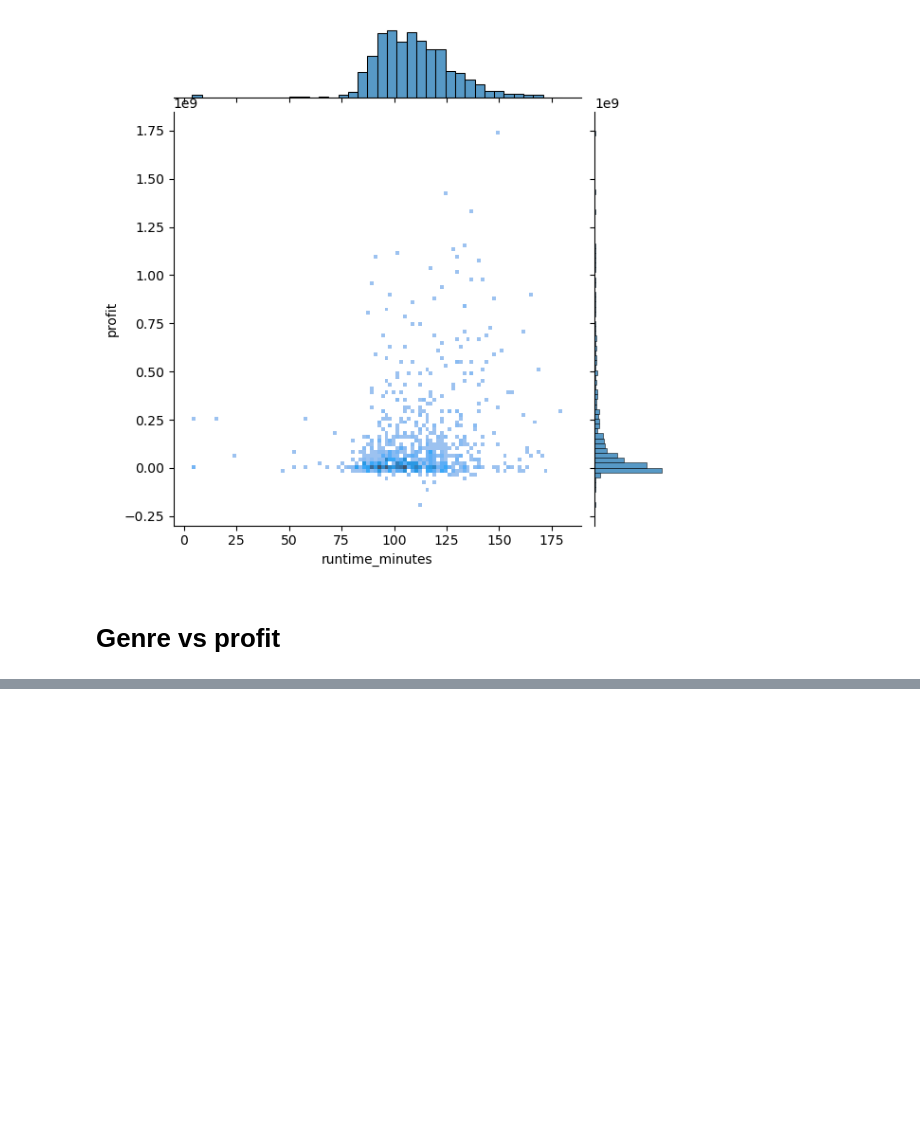
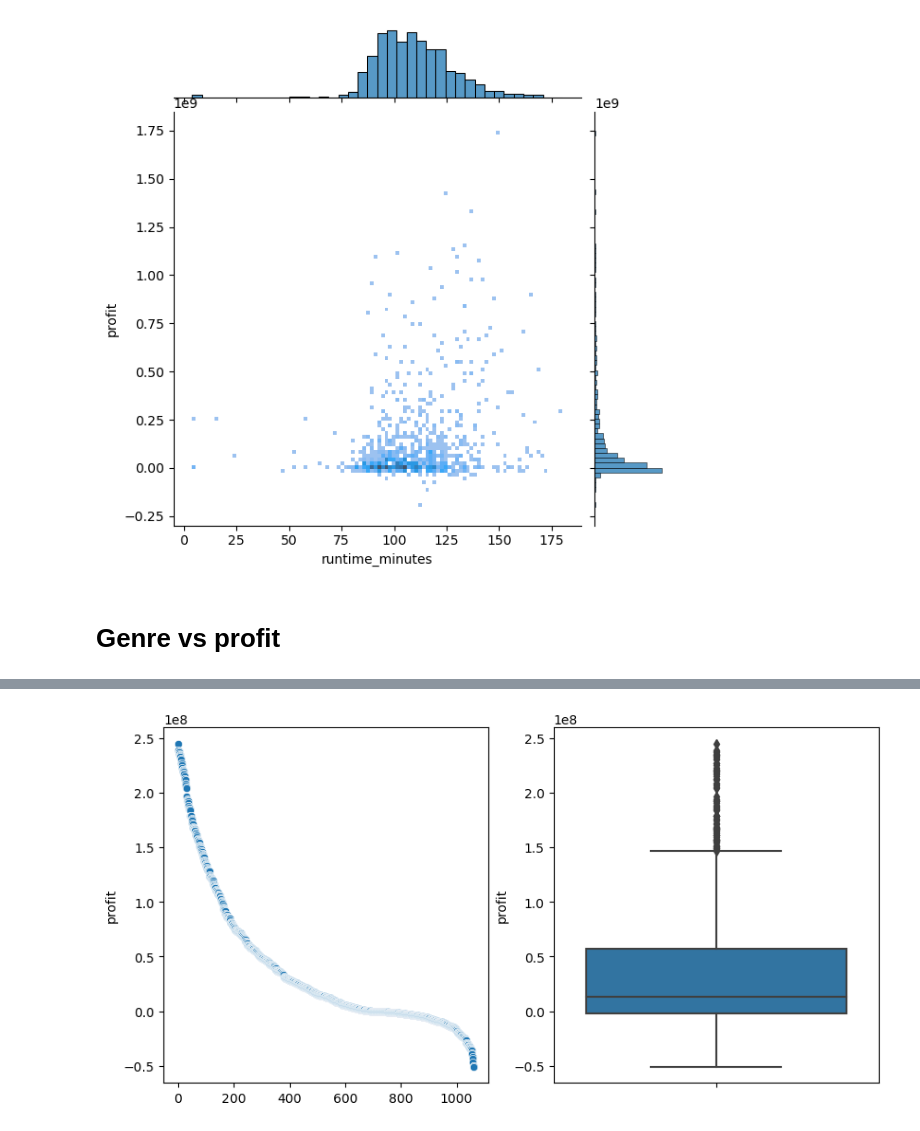
Before and after one commit to alexanderdaffara/Movies_Insights_EDA, a Jupyter notebook: Alex-Notebook.ipynb, the cells around one changed output, grey strips where cells are left out. Saved outputs shown, nothing was run; the diff lists cells and outputs as text; code cells hidden in the pictures; blank space fills up the shorter version.

```diff
--- a/Alex-Notebook.ipynb
+++ b/Alex-Notebook.ipynb
@@ -553,0 +531,12 @@ profit_genreTuples_df
+# %%
+iqr = modern_budgets_df['profit'].quantile(.75) - modern_budgets_df['profit'].quantile(.25)
+upper_bound = modern_budgets_df.profit.mean() + 1.5 * iqr
+lower_bound = modern_budgets_df.profit.mean() - 1.5 * iqr
+modern_budgets_df = modern_budgets_df.loc[(modern_budgets_df.profit < upper_bound) & (modern_budgets_df.profit > lower_bound)]
+# %%
+fig, (ax1, ax2) = plt.subplots(ncols=2, figsize=(10,5))
+sns.scatterplot(x=range(len(modern_budgets_df)),y=modern_budgets_df['profit'].sort_values(ascending=False), ax=ax1)
+sns.boxplot(y=modern_budgets_df['profit'].sort_values(ascending=False), ax=ax2)
+plt.show()
+# %% [output]
+[figure, added]
```
Also changed, not shown: parts of 13 cells of this notebook.
